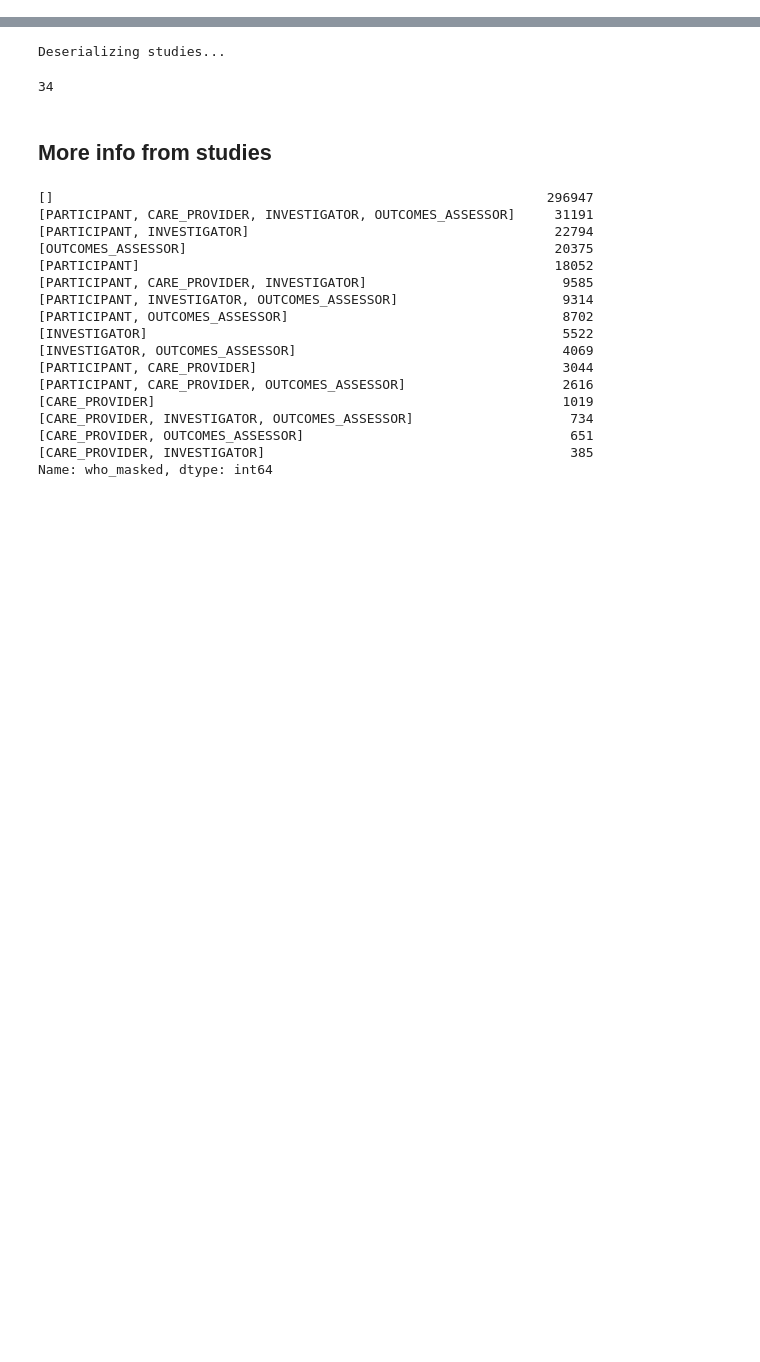
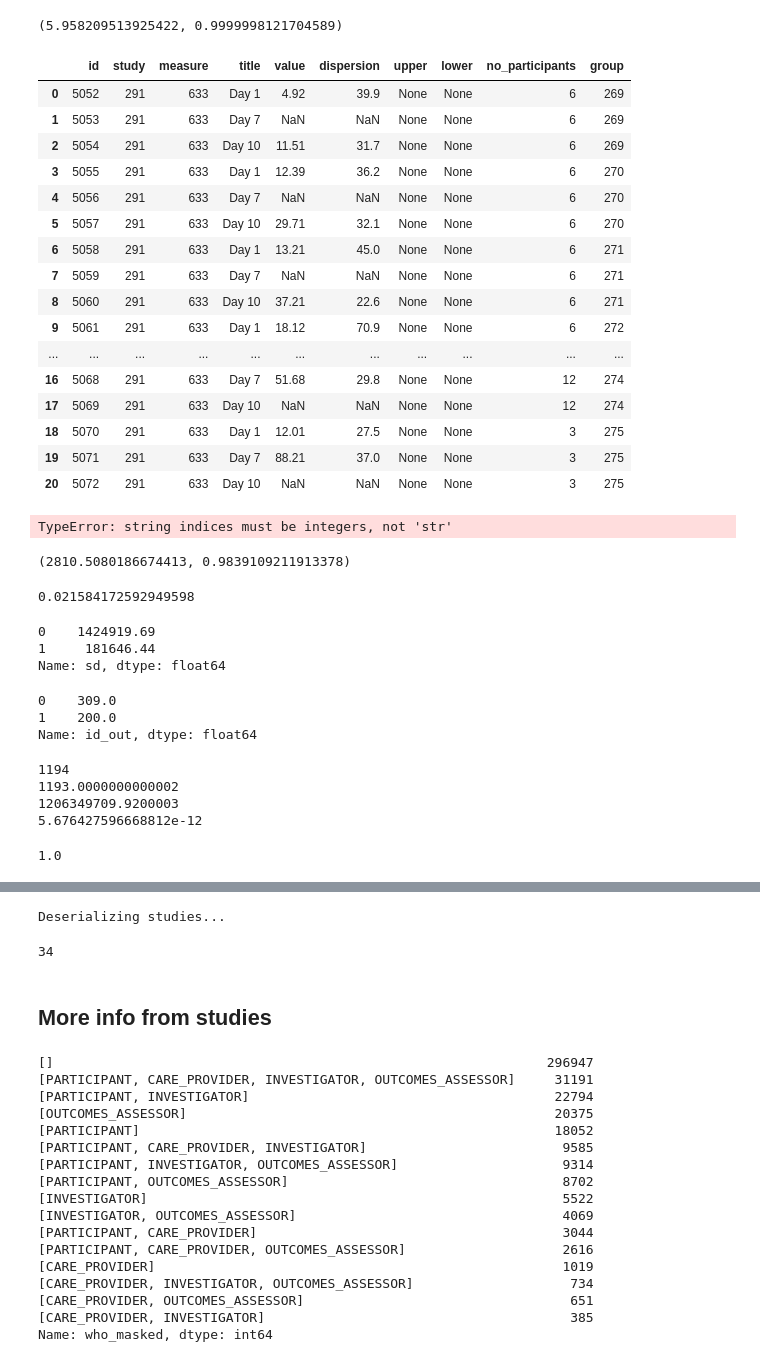
Before and after one commit to mediboard/treats, a Jupyter notebook: notebooks/Pipeline Testing.ipynb, the cells around one changed output, grey strips where cells are left out. Saved outputs shown, nothing was run; the diff lists cells and outputs as text; code cells hidden in the pictures; blank space fills up the shorter version.

Commit message:
study success metric

```diff
--- a/notebooks/Pipeline Testing.ipynb
+++ b/notebooks/Pipeline Testing.ipynb
@@ -3,0 +221,4 @@ import sqlalchemy as sa
+# %%
+welchs_anova(data_df['value'], data_df['sd']**2, data_df['no_participants'])
+# %% [output]
+(5.958209513925422, 0.9999998121704589)
@@ -3,0 +307,76 @@ import sqlalchemy as sa
+# %%
+from sqlalchemy import create_engine
+
+engine = create_engine("postgresql://meditreats:meditreats@localhost:5432/meditreats")
+
+new_data_df = pd.read_sql("select * from outcomes where measure=633", engine.connect())
+# %%
+new_data_df
+# %% [output]
+|  | id | study | measure | title | value | dispersion | upper | lower | no_participants | group |
+| 0 | 5052 | 291 | 633 | Day 1 | 4.92 | 39.9 | None | None | 6 | 269 |
+| 1 | 5053 | 291 | 633 | Day 7 | NaN | NaN | None | None | 6 | 269 |
+| 2 | 5054 | 291 | 633 | Day 10 | 11.51 | 31.7 | None | None | 6 | 269 |
+| 3 | 5055 | 291 | 633 | Day 1 | 12.39 | 36.2 | None | None | 6 | 270 |
+| 4 | 5056 | 291 | 633 | Day 7 | NaN | NaN | None | None | 6 | 270 |
+| 5 | 5057 | 291 | 633 | Day 10 | 29.71 | 32.1 | None | None | 6 | 270 |
+| 6 | 5058 | 291 | 633 | Day 1 | 13.21 | 45.0 | None | None | 6 | 271 |
+| 7 | 5059 | 291 | 633 | Day 7 | NaN | NaN | None | None | 6 | 271 |
+| 8 | 5060 | 291 | 633 | Day 10 | 37.21 | 22.6 | None | None | 6 | 271 |
+| 9 | 5061 | 291 | 633 | Day 1 | 18.12 | 70.9 | None | None | 6 | 272 |
+| ... | ... | ... | ... | ... | ... | ... | ... | ... | ... | ... |
+| 16 | 5068 | 291 | 633 | Day 7 | 51.68 | 29.8 | None | None | 12 | 274 |
+| 17 | 5069 | 291 | 633 | Day 10 | NaN | NaN | None | None | 12 | 274 |
+| 18 | 5070 | 291 | 633 | Day 1 | 12.01 | 27.5 | None | None | 3 | 275 |
+| 19 | 5071 | 291 | 633 | Day 7 | 88.21 | 37.0 | None | None | 3 | 275 |
+| 20 | 5072 | 291 | 633 | Day 10 | NaN | NaN | None | None | 3 | 275 |
+# %%
+two_way_anova_v2(data_df)
+# %% [output]
+TypeError: string indices must be integers, not 'str'
+# %%
+welchs_anova_2(data_df['value'], data_df['sd']**2, data_df['no_participants'])
+# %% [output]
+(2810.5080186674413, 0.9839109211913378)
+# %%
+# args = [np.asarray(arg, dtype=float) for arg in args]
+k = len(data_df)
+ni = data_df['no_participants'] # np.array([len(arg) for arg in args])
+mi = data_df['value'] # np.array([np.mean(arg) for arg in args])
+vi = data_df['sd']**2 # np.array([np.var(arg,ddof=1) for arg in args])
+wi = ni/vi
+
+tmp =sum((1-wi/sum(wi))**2 / (ni-1))
+tmp /= (k**2 -1)
+
+dfbn = k - 1
+dfwn = 1 / (3 * tmp)
+
+m = sum(mi*wi) / sum(wi)
+FS = sum(wi * (mi - m)**2) /((dfbn) * (1 + 2 * (dfbn - 1) * tmp))
+
+f.sf(FS, dfbn, dfwn) # equivalent to stats.f.sf
+# %% [output]
+0.021584172592949598
+# %%
+data_df['sd']**2
+# %% [output]
+0    1424919.69
+1     181646.44
+Name: sd, dtype: float64
+# %%
+group_means = data_df.groupby('id_out')['value'].mean()
+data_df['id_out'].map(group_means)
+# %% [output]
+0    309.0
+1    200.0
+Name: id_out, dtype: float64
+# %%
+
+welch_anova(data_df, 'id_out', 'value', 'sd', 'no_participants')
+# %% [output]
+1194
+1193.0000000000002
+1206349709.9200003
+5.676427596668812e-12
+1.0
```
Also changed, not shown: parts of 22 cells of this notebook, 8 other files.
